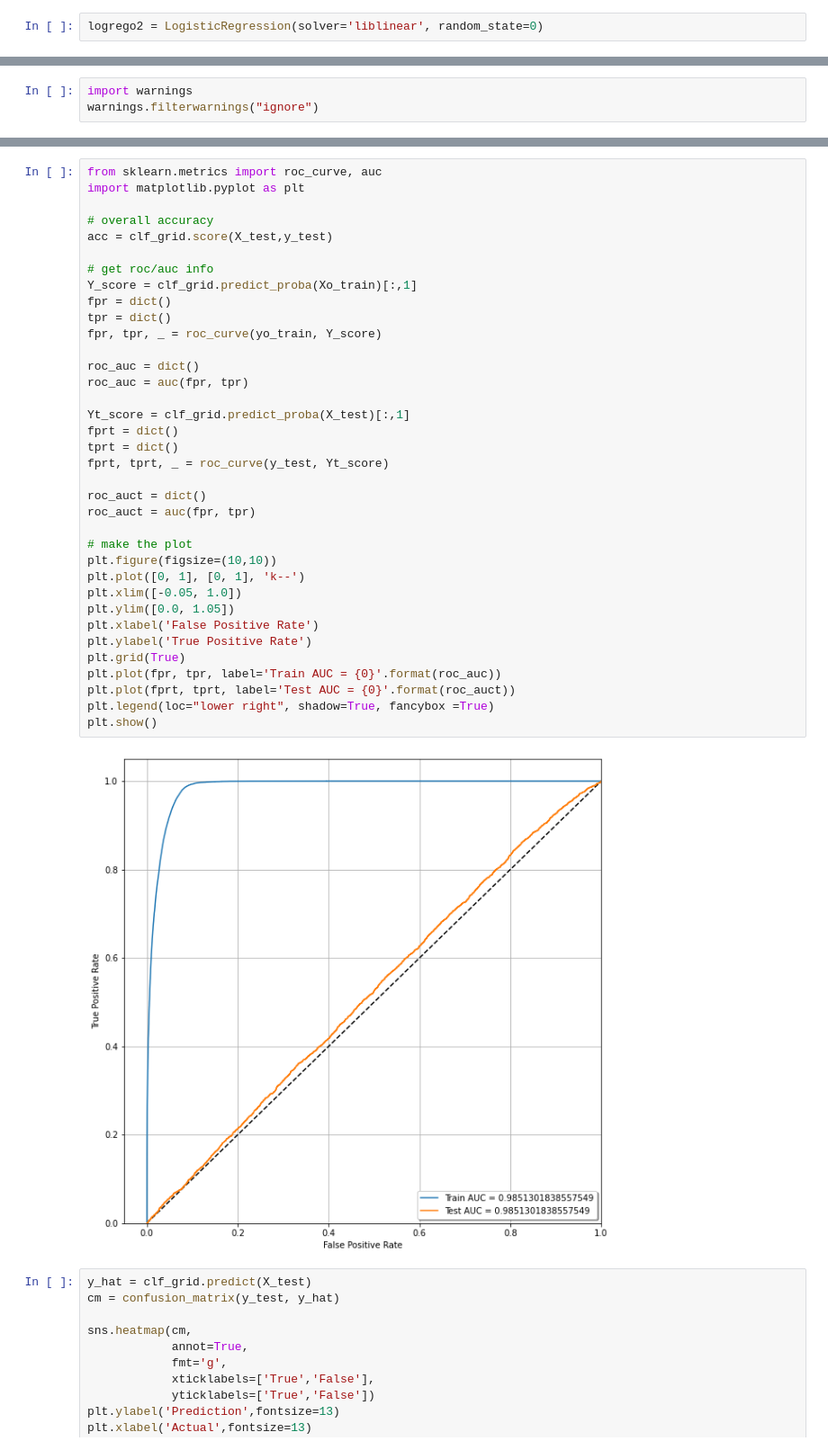
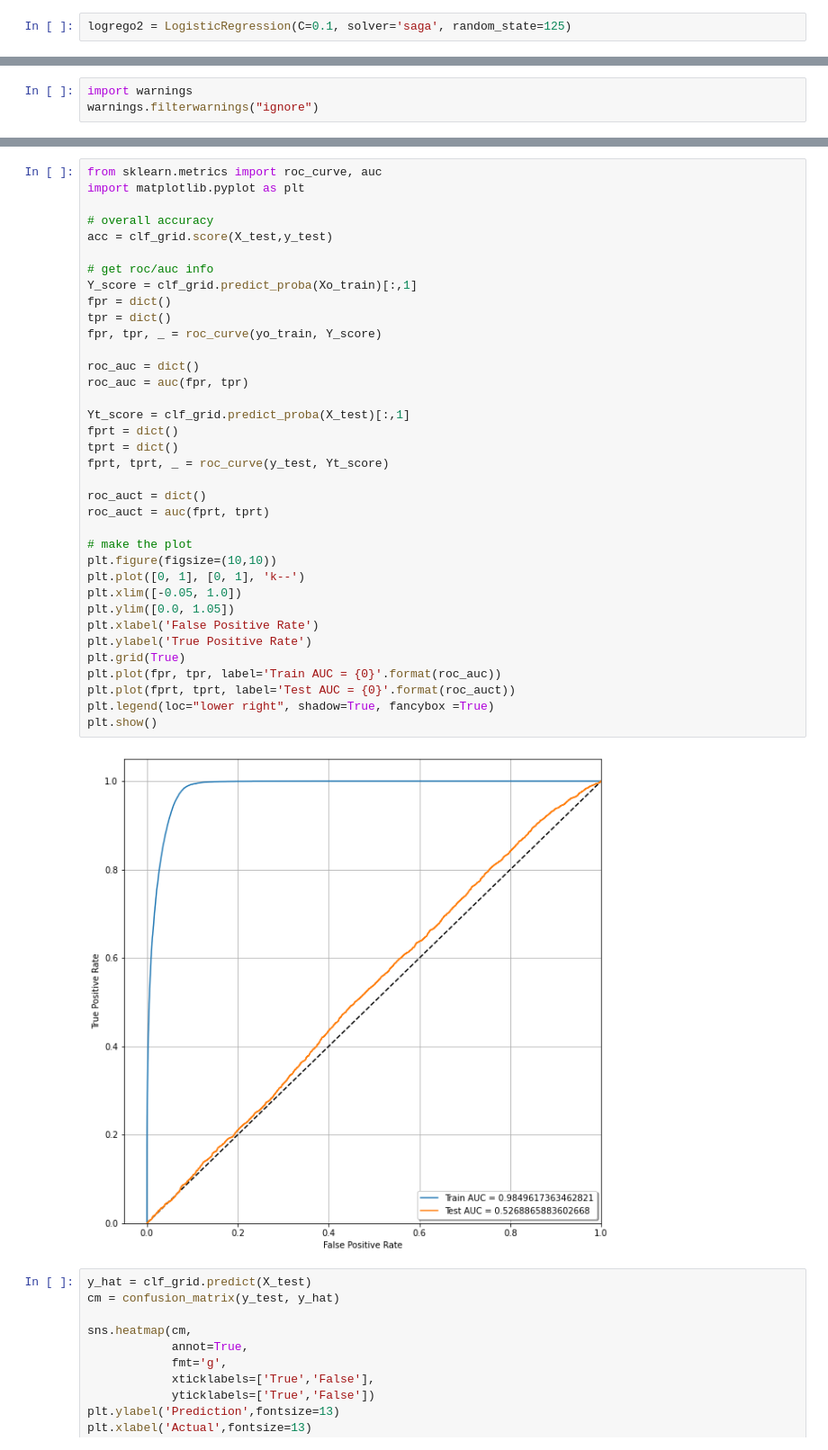
Before and after one commit to s-callejo/AI-Academy-capstone-project-team2, a Jupyter notebook: index.ipynb, the cells around one changed output, grey strips where cells are left out. Shown at 90% size. Cells and saved outputs as stored; diff of their text form.

```diff
--- a/index.ipynb
+++ b/index.ipynb
@@ -491,5 +506,5 @@ LogisticRegression(random_state=0, solver='liblinear')
 # %%
-logrego2 = LogisticRegression(solver='liblinear', random_state=0)
+logrego2 = LogisticRegression(C=0.1, solver='saga', random_state=125)
 # %%
 logrego2.fit(Xo_train, yo_train)
 # %% [output]
@@ -721,35 +741,35 @@ acc = clf_grid.score(X_test,y_test)
 
 # get roc/auc info
 Y_score = clf_grid.predict_proba(Xo_train)[:,1]
 fpr = dict()
 tpr = dict()
 fpr, tpr, _ = roc_curve(yo_train, Y_score)
 
 roc_auc = dict()
 roc_auc = auc(fpr, tpr)
 
 Yt_score = clf_grid.predict_proba(X_test)[:,1]
 fprt = dict()
 tprt = dict()
 fprt, tprt, _ = roc_curve(y_test, Yt_score)
 
 roc_auct = dict()
-roc_auct = auc(fpr, tpr)
+roc_auct = auc(fprt, tprt)
 
 # make the plot
 plt.figure(figsize=(10,10))
 plt.plot([0, 1], [0, 1], 'k--')
 plt.xlim([-0.05, 1.0])
 plt.ylim([0.0, 1.05])
 plt.xlabel('False Positive Rate')
 plt.ylabel('True Positive Rate')
 plt.grid(True)
 plt.plot(fpr, tpr, label='Train AUC = {0}'.format(roc_auc))
 plt.plot(fprt, tprt, label='Test AUC = {0}'.format(roc_auct))
 plt.legend(loc="lower right", shadow=True, fancybox =True)
 plt.show()
 # %% [output]
-[figure, old version]
+[figure, new version]
 # %%
 y_hat = clf_grid.predict(X_test)
 cm = confusion_matrix(y_test, y_hat)
```
Also changed, not shown: parts of 76 cells of this notebook, 1 other file.
